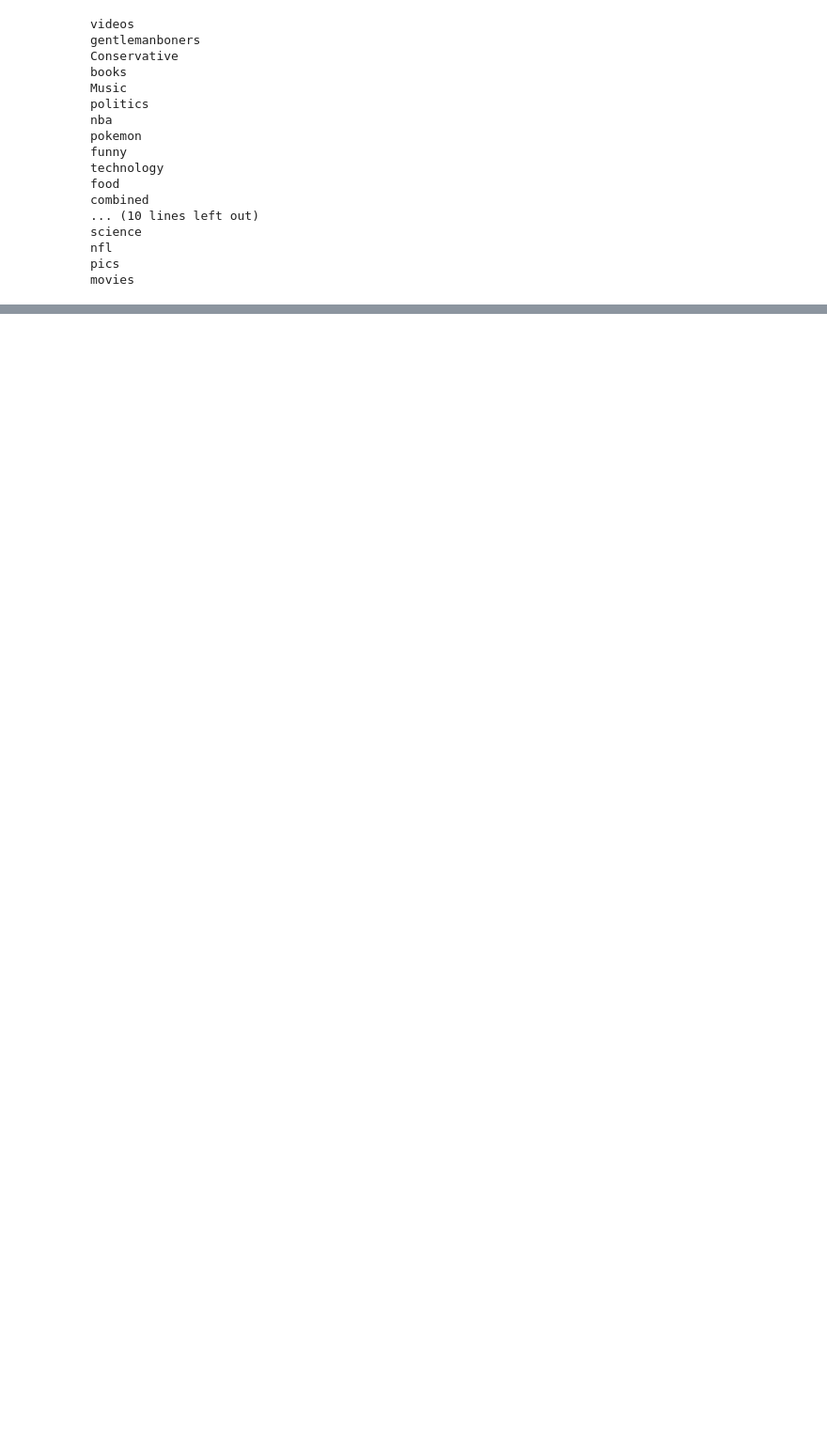
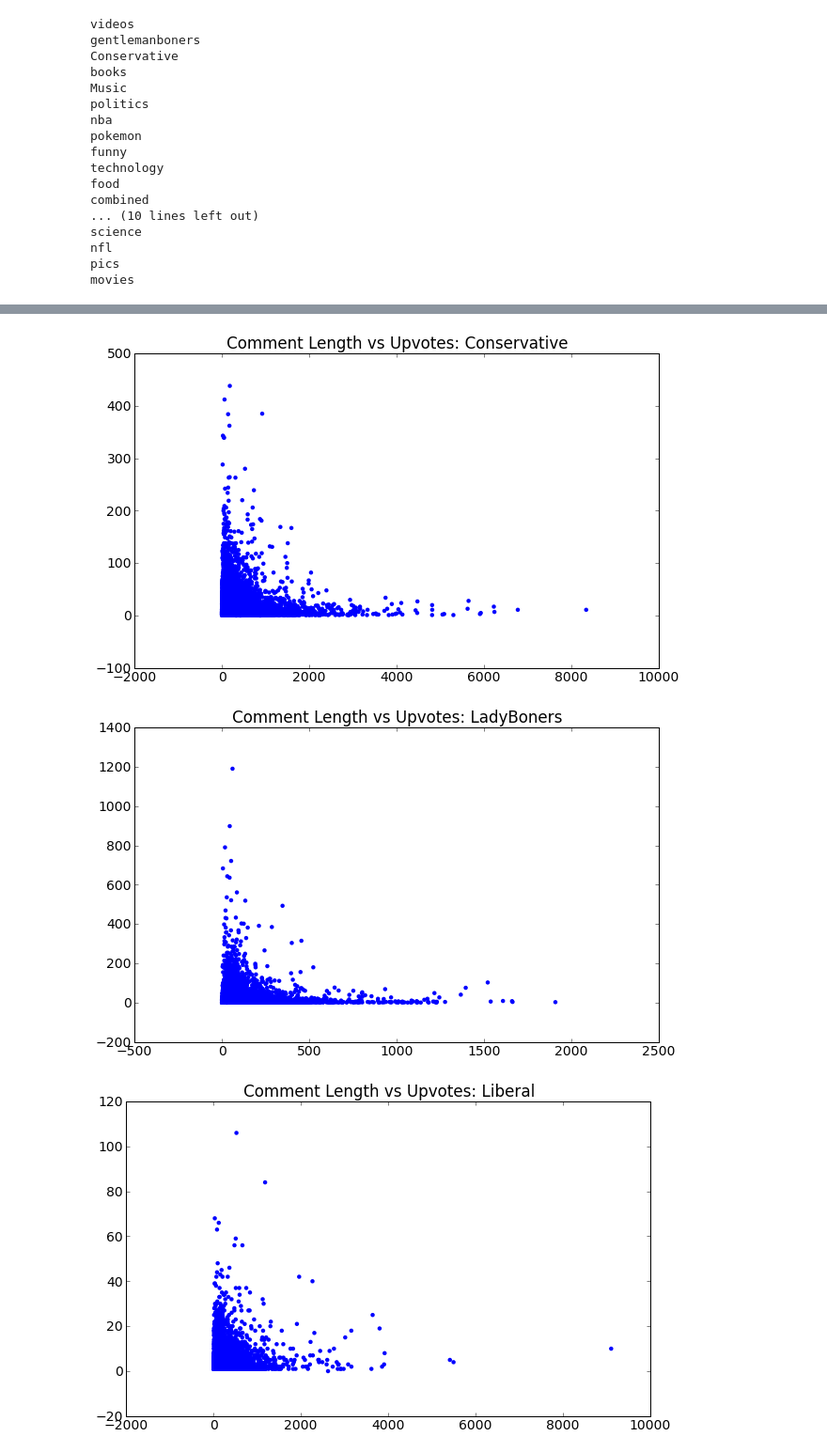
Before and after one commit to kennyyu/cs109-project, a Jupyter notebook: notebooks/rj.ipynb, the cells around one changed output, grey strips where cells are left out. Shown at 94% size. Cells and saved outputs as stored; diff of their text form; code cells hidden in the pictures; blank space fills up the shorter version.

```diff
--- a/notebooks/rj.ipynb
+++ b/notebooks/rj.ipynb
@@ -298,0 +390,6 @@ movies
+# %%
+all_comment_x, all_comment_y = graph_field_vs_metric("comment_length", "ups", "Comment Length vs Upvotes")
+# %% [output]
+[figure, added]
+[figure, added]
+[figure, added]
```
Also changed, not shown: parts of 19 cells of this notebook.
